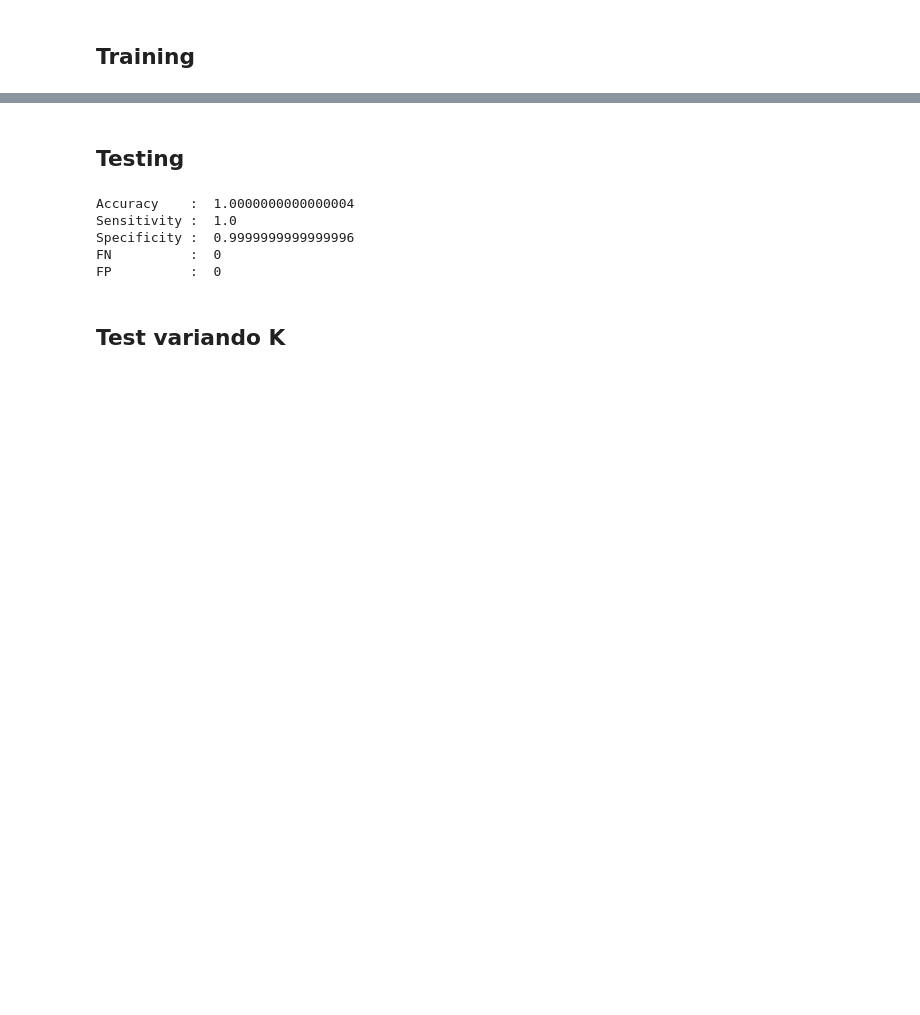
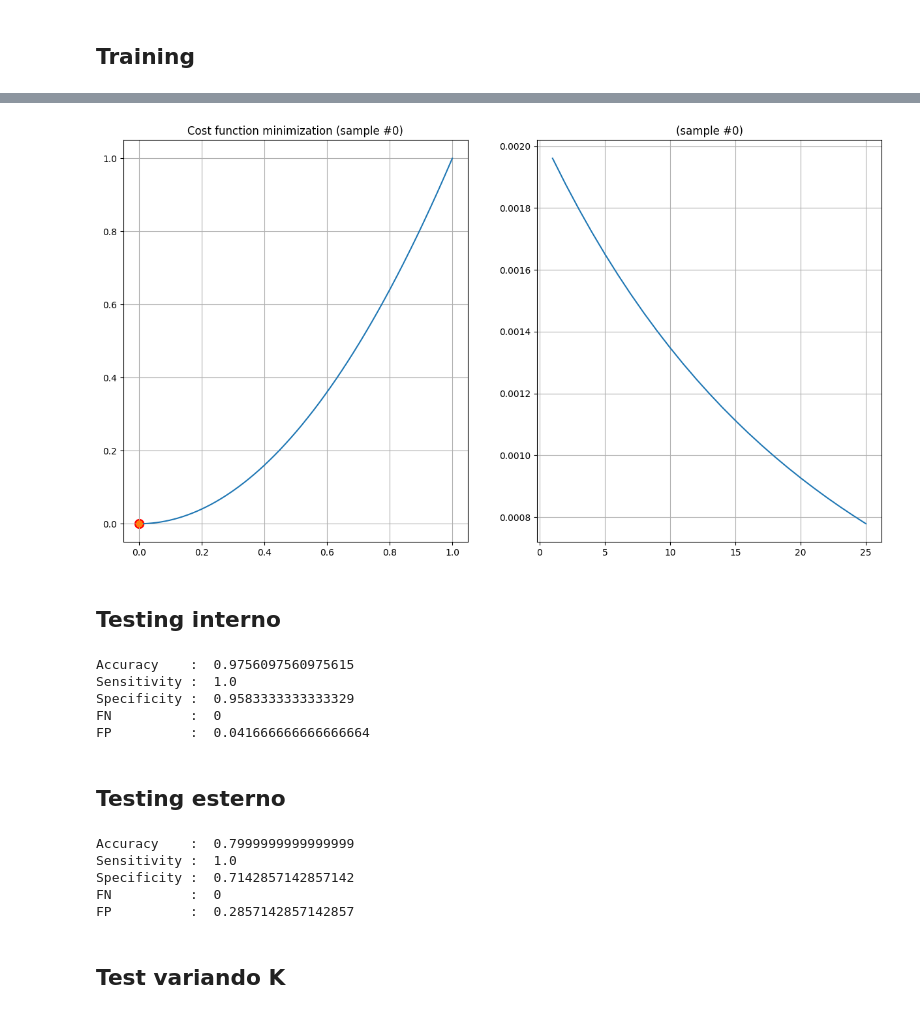
Before and after one commit to Finardi-FS/Neural-Shrimps, a Jupyter notebook: Neural_Network/NN_TrafficProject.ipynb, the cells around one changed output, grey strips where cells are left out. Drawn from its saved outputs; the diff is of its cells as text; code cells hidden in the pictures; blank space fills up the shorter version.

Commit message:
Testing esterno modello singolo traffic project

```diff
--- a/Neural_Network/NN_TrafficProject.ipynb
+++ b/Neural_Network/NN_TrafficProject.ipynb
@@ -193,5 +193,11 @@ NN.plt_epochs(results = results, idx_sample = 0)
+# %%
+# Per allenare ulteriormente
+results = NN.training(weights, inputs, correct_outputs, epochs, LR)
+NN.plt_epochs(results = results, idx_sample = 0)
+# %% [output]
+[figure, added]
 # %% [markdown]
-## Testing
+## Testing interno
 # %%
 weights          = results['container_weights'][-1]
 correct_outputs  = results['correct_outputs']
@@ -234,11 +240,60 @@ print('Specificity : ', specificity)
 print('FN          : ', FN)
 print('FP          : ', FP)
 # %% [output]
-Accuracy    :  1.0000000000000004
+Accuracy    :  0.9756097560975615
 Sensitivity :  1.0
-Specificity :  0.9999999999999996
+Specificity :  0.9583333333333329
 FN          :  0
-FP          :  0
+FP          :  0.041666666666666664
+# %% [markdown]
+## Testing esterno
+# %%
+weights          = results['container_weights'][-1]
+correct_outputs  = results['correct_outputs']
+epochs           = results['epochs']
+inputs           = results['inputs']
+
+accuracy    = 0
+sensitivity = 0
+specificity = 0
+FP          = 0
+FN          = 0
+
+
+# Ciclo sui 4 vettori di input
+for k in range(len(data_ext)):
+	weighted_sum = weights @ data_ext[k]  # Prodotto scalare tra pesi allenati e input
+	predicted = NN.Sigmoid(weighted_sum)
+
+	# Caso 0 -> Negative
+	if labels_ext[k] == 0 and predicted < 0.5:
+		accuracy += 1 / len(labels_ext)
+		specificity += 1 / (len(labels_ext)-np.sum(labels_ext))
+
+	# Caso 1 -> Positive
+	if labels_ext[k] == 1 and predicted >= 0.5:
+		accuracy += 1 / len(labels_ext)
+		sensitivity += 1 / np.sum(labels_ext)
+
+	# Caso 1 -> Negative
+	if labels_ext[k] == 1 and predicted < 0.5:
+		FN += 1 / np.sum(labels_ext)
+
+	# Caso 0 -> Positive
+	if labels_ext[k] == 0 and predicted >= 0.5:
+		FP += 1 / (len(labels_ext)-np.sum(labels_ext))
+
+print('Accuracy    : ', accuracy)
+print('Sensitivity : ', sensitivity)
+print('Specificity : ', specificity)
+print('FN          : ', FN)
+print('FP          : ', FP)
+# %% [output]
+Accuracy    :  0.7999999999999999
+Sensitivity :  1.0
+Specificity :  0.7142857142857142
+FN          :  0
+FP          :  0.2857142857142857
 # %% [markdown]
 ## Test variando K
 # %%
```
Also changed, not shown: parts of 1 cell of this notebook.
